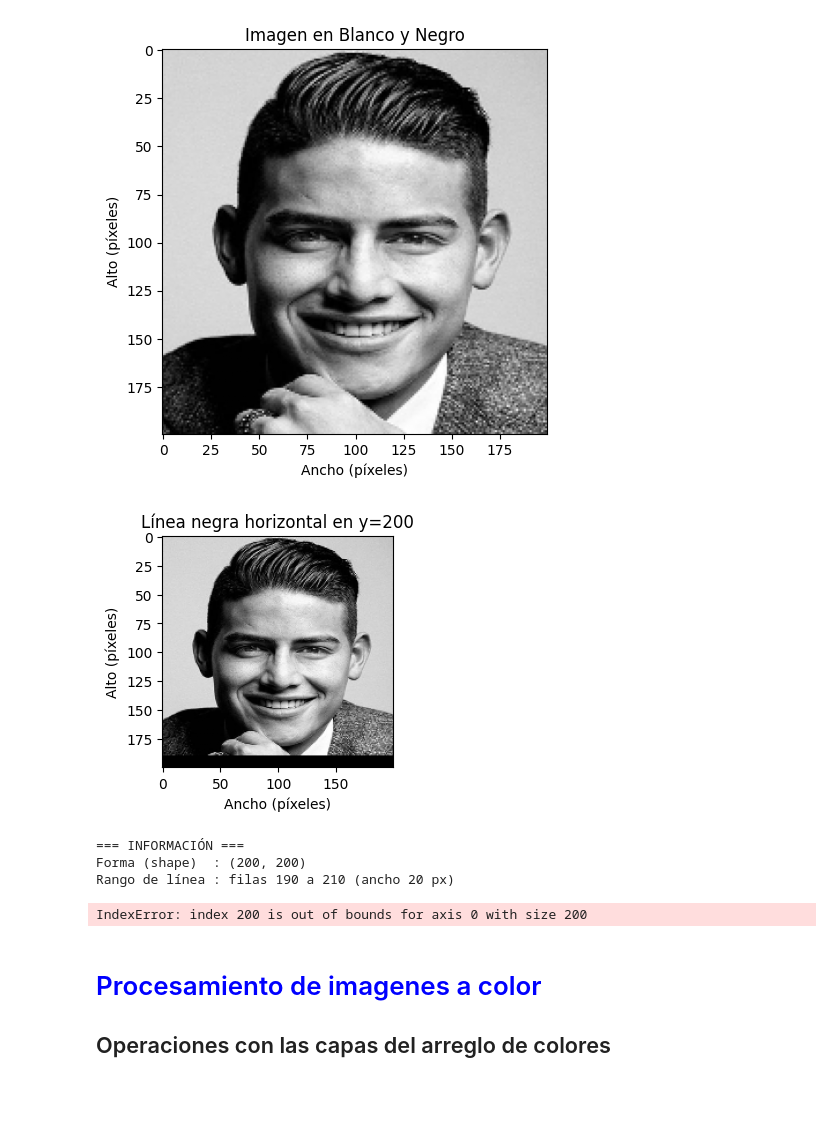
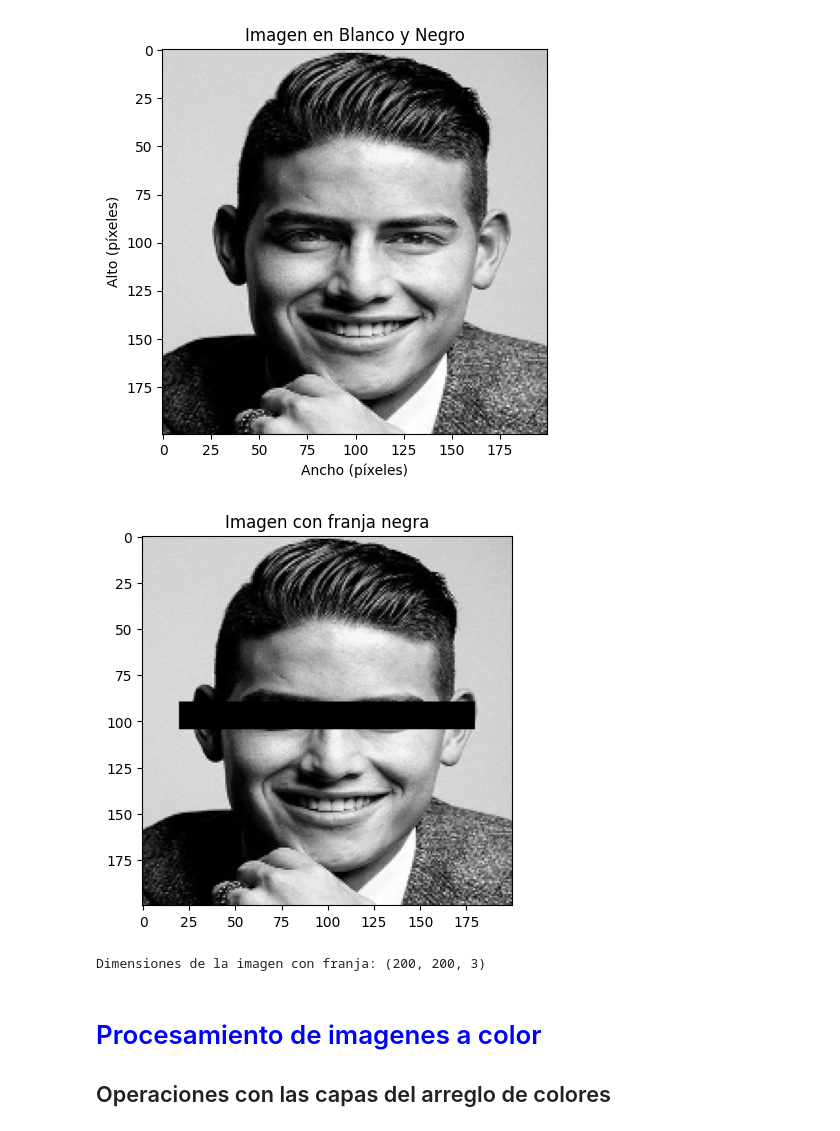
Before and after one commit to RalphCastellanosCouott/ApuntesCD, a Jupyter notebook: ProcesamientoImagenes.ipynb, the cells around one changed output. Drawn from its saved outputs; the diff is of its cells as text; code cells hidden in the pictures; blank space fills up the shorter version.

```diff
--- a/ProcesamientoImagenes.ipynb
+++ b/ProcesamientoImagenes.ipynb
@@ -143,34 +143,26 @@ Valor mínimo   : 0
 Valor máximo   : 255
 [figure]
 # %%
-#Vamos a agregar una línea negra de manera horizontal en x=200 con un ancho de 20 pixeles, muestre la imagen pero coloque el figsize de una imagen de 3 pulgadas por 3 pulgadas
+#Definir la ubicacion y el tamaño de la franja (en píxeles)
+fila_inicio = 90
+fila_fin = 105
+columna_inicio = 20
+columna_fin = 180
 
-# Copiar la imagen para no modificar la original
-blancoYnegro_linea = blancoYnegro.copy()
+#Asignar el valor negro a esa sección para todos los canales de color
+img_con_franja = img_recortada_200.copy()
+img_con_franja[fila_inicio:fila_fin, columna_inicio:columna_fin] = [0, 0, 0]
 
-# Agregar línea negra horizontal en x=100 con ancho de 20 píxeles
-# La línea horizontal afecta las filas (y), centrada en y=100
-blancoYnegro_linea[190:210, :] = 0
-
-# Mostrar la imagen con la línea
-plt.figure(figsize=(3, 3))
-plt.imshow(blancoYnegro_linea, cmap='gray')
+#Mostrar la imagen resultante
+plt.imshow(img_con_franja)
+plt.title("Imagen con franja negra")
 plt.axis('on')
-plt.title('Línea negra horizontal en y=200')
-plt.xlabel('Ancho (píxeles)')
-plt.ylabel('Alto (píxeles)')
 plt.show()
 
-print("=== INFORMACIÓN ===")
-print(f"Forma (shape)  : {blancoYnegro_linea.shape}")
-print(f"Rango de línea : filas 190 a 210 (ancho 20 px)")
-print(f"Valor de línea : {blancoYnegro_linea[200, 100]}")
+print(f"Dimensiones de la imagen con franja: {img_con_franja.shape}")
 # %% [output]
-[figure, old version]
+[figure, new version]
-=== INFORMACIÓN ===
-Forma (shape)  : (200, 200)
-Rango de línea : filas 190 a 210 (ancho 20 px)
+Dimensiones de la imagen con franja: (200, 200, 3)
-IndexError: index 200 is out of bounds for axis 0 with size 200
 # %% [markdown]
 # <font color="blue">Procesamiento de imagenes a color </font>
 
```
Also changed, not shown: parts of 12 cells of this notebook.
